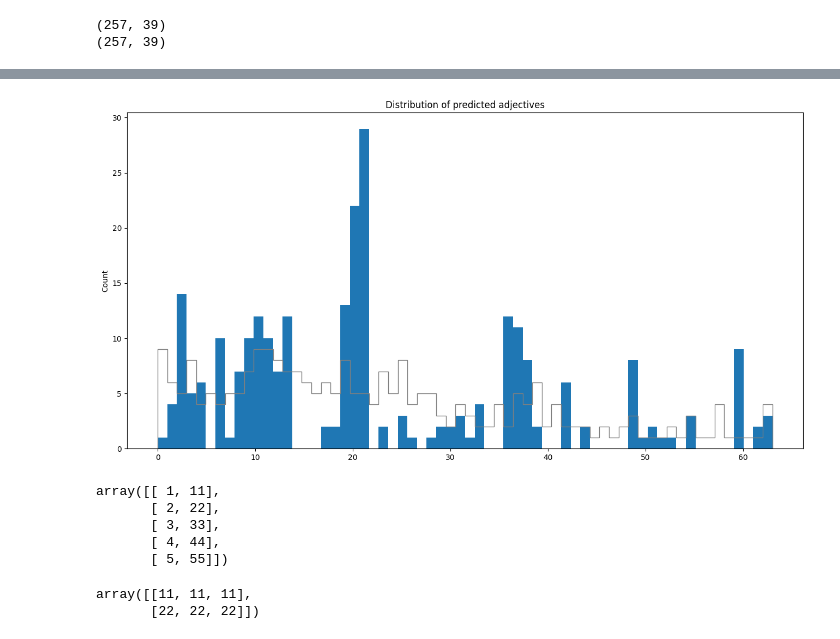
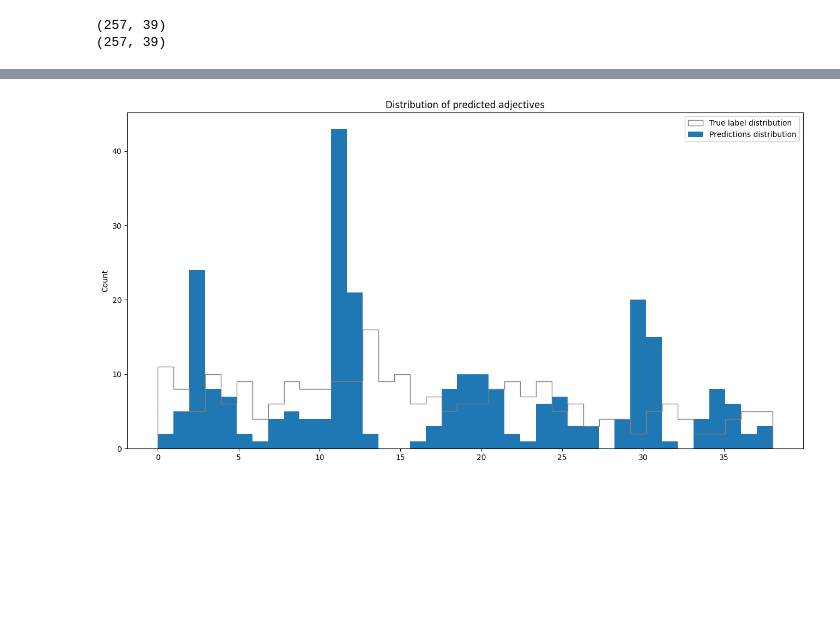
Before and after one commit to deepc94/685-project, a Jupyter notebook: dev/kartik/adjective_testing.ipynb, the cells around one changed output, grey strips where cells are left out. Cells and saved outputs as stored; diff of their text form; code cells hidden in the pictures; blank space fills up the shorter version.

Commit message:
added identical baseline

```diff
--- a/dev/kartik/adjective_testing.ipynb
+++ b/dev/kartik/adjective_testing.ipynb
@@ -54,6 +81,22 @@ class CLIPWrapper:
         self.template_pos = template_pos
         self.template_neg = template_neg
 
+    def get_baseline(self, imgs):
+        n = len(imgs)
+        # imgs = [data['image'] for data in dataset]
+        # labels = [CLIPWrapper.A_to_I[data['adjective']] for data in dataset]
+        texts_1 = [self.template_pos.format(adjective=adj) for adj in self.ADJECTIVES]
+        texts_2 = [self.template_pos.format(adjective=adj_antonym_reverse.get(adj, adj)) for adj in self.ADJECTIVES]
+        inputs = self.clip_processor(text=texts_1+texts_2, images=imgs, return_tensors='pt', padding=True)
+        with torch.no_grad():
+            outputs = self.clip_model(**inputs)
+            logits_per_image = outputs.logits_per_image
+            logits_per_image = logits_per_image.reshape((n, 2, -1)).mean(axis=1)     # can be mean?
+            # probs = logits_per_image.softmax(dim=-1).cpu().numpy()
+            # return probs, labels
+            # return {'preds':probs, 'labels':labels}
+            return logits_per_image
+
     def get_pos_preds(self, dataset):
         n = len(dataset)
         imgs = [data['image'] for data in dataset]
@@ -64,7 +107,7 @@ class CLIPWrapper:
         with torch.no_grad():
             outputs = self.clip_model(**inputs)
             logits_per_image = outputs.logits_per_image
-            logits_per_image = logits_per_image.reshape((n, 2, -1)).mean(axis=1).values     # can be mean?
+            logits_per_image = logits_per_image.reshape((n, 2, -1)).mean(axis=1)     # can be mean?
             probs = logits_per_image.softmax(dim=-1).cpu().numpy()
             # return probs, labels
             return {'preds':probs, 'labels':labels}
@@ -80,7 +123,7 @@ class CLIPWrapper:
         with torch.no_grad():
             outputs = self.clip_model(**inputs)
             logits_per_image = outputs.logits_per_image            # not negating the output of negative prompts
-            logits_per_image = logits_per_image.reshape((n, 2, -1)).mean(axis=1).values   # doing min to give best chance
+            logits_per_image = logits_per_image.reshape((n, 2, -1)).mean(axis=1)   # doing min to give best chance
             probs = logits_per_image.softmax(dim=-1).cpu().numpy()
             # return probs, labels
             return {'preds':probs, 'labels':labels}
@@ -261,32 +236,11 @@ Top - 32 accuracy::  positive:  93.39%.  negative:  91.83%.  Random:  82.05%.
 # %%
-preds_int = preds.argmax(axis=1)
+preds_int = preds_pos['preds'].argmax(axis=1)
 fig, ax = plt.subplots(figsize=(16, 8))
-ax.hist(labels, bins=len(CLIPWrapper.ADJECTIVES), histtype='step', color='gray')
-ax.hist(preds_int, bins=len(CLIPWrapper.ADJECTIVES))
-
-# make histogram of labels in line style
-# ax.set_xticks(range(len(CLIPWrapper.ADJECTIVES)))
-# ax.set_xticklabels(CLIPWrapper.ADJECTIVES, rotation=90)
-# ax.set_xlabel('Adjective')
+ax.hist(preds_pos['labels'], bins=len(CLIPWrapper.ADJECTIVES), histtype='step', color='gray', label='True label distribution')
+ax.hist(preds_int, bins=len(CLIPWrapper.ADJECTIVES), label='Predictions distribution')
+ax.legend()
 ax.set_ylabel('Count')
 ax.set_title('Distribution of predicted adjectives')
 fig.show()
 # %% [output]
-[figure, old version]
+[figure, new version]
-# %%
-l = [1, 11, 2, 22, 3, 33, 4, 44, 5, 55]
-nl = np.array(l)
-nl.reshape(5, 2)
-# %% [output]
-array([[ 1, 11],
-       [ 2, 22],
-       [ 3, 33],
-       [ 4, 44],
-       [ 5, 55]])
-# %%
-nl = np.array([[1,1,1,11,11,11], [2,2,2,22,22,22]])
-n = len(nl)
-nl.reshape((n, 2,-1)).max(axis=1)
-# %% [output]
-array([[11, 11, 11],
-       [22, 22, 22]])
```
Also changed, not shown: parts of 21 cells of this notebook, 50 other files.
